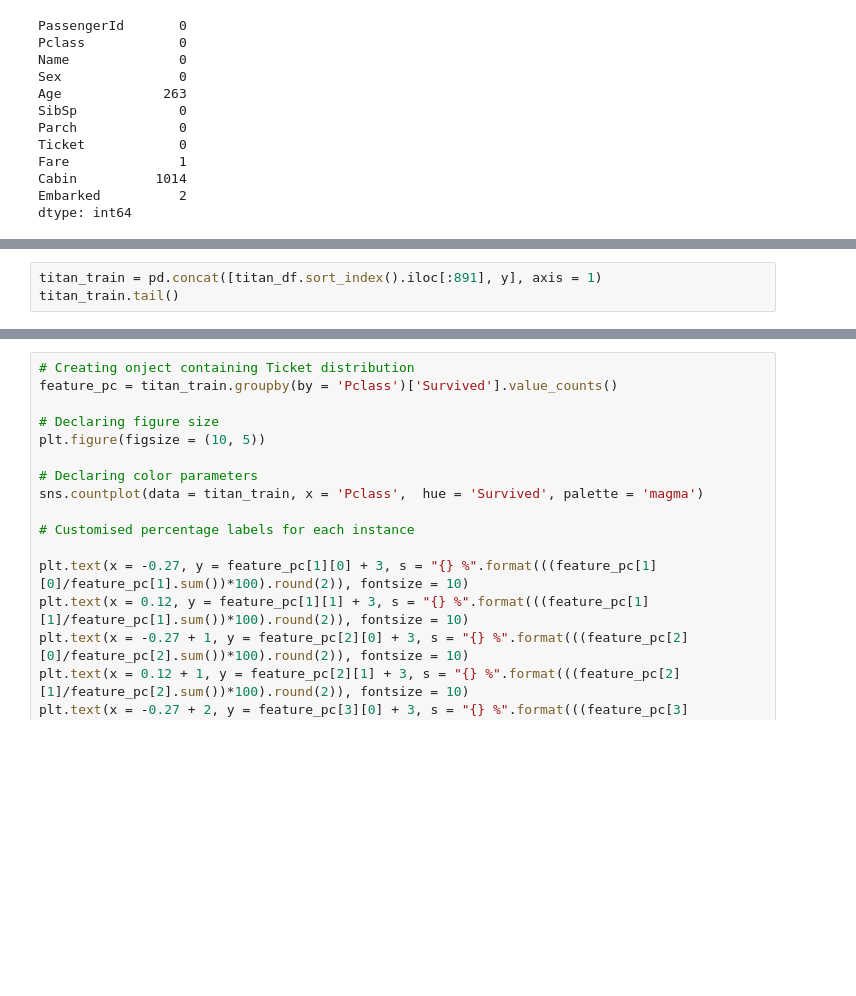
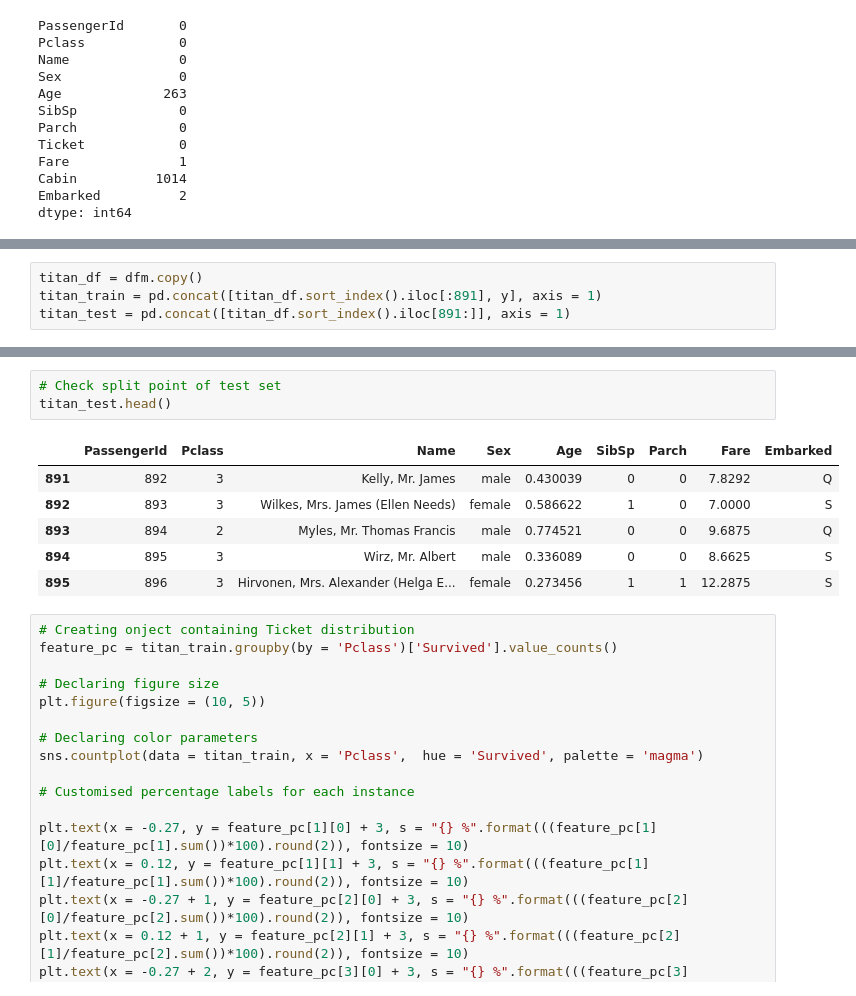
Before and after one commit to Neatherblok/titanic_competition, a Jupyter notebook: Data Analytical.ipynb, the cells around one changed output, grey strips where cells are left out. Drawn from its saved outputs; the diff is of its cells as text; blank space fills up the shorter version.

```diff
--- a/Data Analytical.ipynb
+++ b/Data Analytical.ipynb
@@ -88,3 +110,4 @@ titan_df = dfm.copy()
 # %%
+titan_df = dfm.copy()
 titan_train = pd.concat([titan_df.sort_index().iloc[:891], y], axis = 1)
-titan_train.tail()
+titan_test = pd.concat([titan_df.sort_index().iloc[891:]], axis = 1)
@@ -98,3 +124,13 @@ titan_train.tail()
+# %%
+# Check split point of test set
+titan_test.head()
+# %% [output]
+|  | PassengerId | Pclass | Name | Sex | Age | SibSp | Parch | Fare | Embarked |
+| 891 | 892 | 3 | Kelly, Mr. James | male | 0.430039 | 0 | 0 | 7.8292 | Q |
+| 892 | 893 | 3 | Wilkes, Mrs. James (Ellen Needs) | female | 0.586622 | 1 | 0 | 7.0000 | S |
+| 893 | 894 | 2 | Myles, Mr. Thomas Francis | male | 0.774521 | 0 | 0 | 9.6875 | Q |
+| 894 | 895 | 3 | Wirz, Mr. Albert | male | 0.336089 | 0 | 0 | 8.6625 | S |
+| 895 | 896 | 3 | Hirvonen, Mrs. Alexander (Helga E... | female | 0.273456 | 1 | 1 | 12.2875 | S |
 # %%
 # Creating onject containing Ticket distribution
 feature_pc = titan_train.groupby(by = 'Pclass')['Survived'].value_counts()
```
Also changed, not shown: parts of 21 cells of this notebook, 1 other file.
